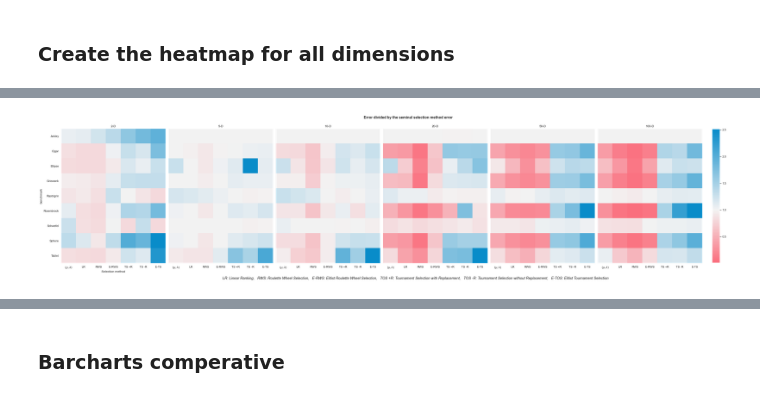
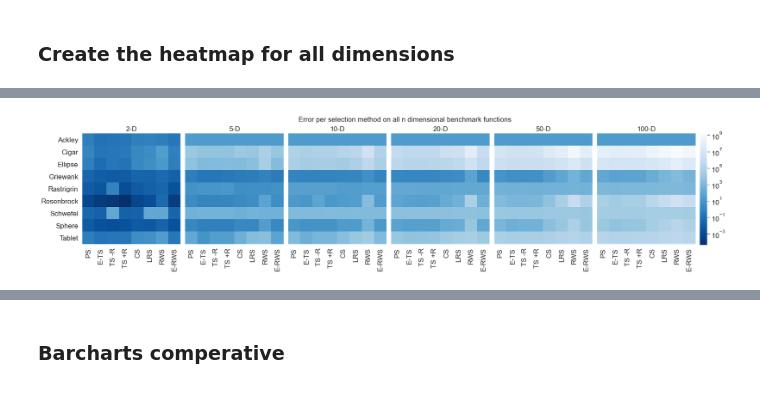
Before and after one commit to N-Brouwer/PPA, a Jupyter notebook: notebooks/data-analysis.ipynb, the cells around one changed output, grey strips where cells are left out. Saved outputs shown, nothing was run; the diff lists cells and outputs as text; code cells hidden in the pictures.

```diff
--- a/notebooks/data-analysis.ipynb
+++ b/notebooks/data-analysis.ipynb
@@ -92,7 +69,7 @@ for filename in os.listdir(results_folder):
     }, ignore_index=True)
 df.loc[df['selection_method'] == 'single_elitist_tournament','selection_method'] = 'tour_elite'
 df.loc[df['selection_method'] == 'no_replacement_tournament','selection_method'] = 'tour_no_replace'
-df.loc[df['selection_method'] == 'mupluslambda','selection_method'] = 'original'
+
 df['error'] = abs(df['best_objval'] - df['theoretical_optimum'])
 # df['benchmark'] = df.benchmark.str.replace("20", "d").str.replace("100", "f").str.replace("2", "a").str.replace("50", "e").str.replace("5", "b").str.replace("10", "c")
 
@@ -190,9 +167,14 @@ fig.savefig(f'PPA/notebooks/images/barcharts_per_benchmark/2d-benchmarks.png',bb
 #     test = pickle.load(handle)
 # %% [markdown]
 ### Rename and find the lowest and highest values for the heatmap in order to use the same scale for all plots
+# %%
+column_order = ['PS', 'E-TS', 'TS -R', 'TS +R', 'CS','LRS','RWS', 'E-RWS']
+# column_order = ['seminal','TS +R', 'TS -R','Elite-TS' ]
 # %%
 heatmap_nd_data = df_nd[['selection_method', 'benchmark','dimensions','error']].groupby(['selection_method','benchmark','dimensions']).median().reset_index()
-heatmap_nd_data = heatmap_nd_data.replace({"selection_method": renames})
+
+heatmap_nd_data = heatmap_nd_data[(heatmap_nd_data.selection_method.isin(column_order))]
+
 dimensions = heatmap_nd_data.dimensions.unique()
 
 
@@ -203,7 +185,7 @@ for dim in dimensions:
     magnitude_data = heatmap_nd_data[heatmap_nd_data['dimensions'] == dim]
     magnitude_data = magnitude_data.pivot(index='selection_method', columns='benchmark', values='error')
 
-    magnitude_data = magnitude_data[magnitude_data.index == 'seminal'].squeeze() / magnitude_data[~(magnitude_data.index == 'seminal')]
+#     magnitude_data = magnitude_data[magnitude_data.index == 'seminal'].squeeze() / magnitude_data[~(magnitude_data.index == 'seminal')]
 
     potential_low = magnitude_data.min().min()
     potential_high = magnitude_data.max().max()
@@ -230,5 +210,3 @@ class MidPointLogNorm(LogNorm):
         return np.ma.masked_array(np.interp(np.log(value), x, y))
 # %% [markdown]
 ### Create the heatmap for all dimensions
-# %%
-column_order = ['$(\mu,\lambda)$', 'LR', 'RWS', 'E-RWS', 'TS +R', 'TS -R','E-TS' ]
@@ -240,60 +213,73 @@ sns.heatmap(plot_data)
 # %%
-fig, axs = plt.subplots(nrows=1,ncols=len(dimensions), figsize=(40,9))
+fig, axs = plt.subplots(nrows=1,ncols=len(dimensions), figsize=(25,5.5))
 
 min_error = heatmap_nd_data.error.min()
 max_error = heatmap_nd_data.error.max()
 
 # rdgn = sns.diverging_palette(h_neg=10, h_pos=150, s=99, l=55, sep=3, as_cmap=True)
-rdgn = sns.diverging_palette(h_neg=10, h_pos=240, s=99, l=55, sep=3, as_cmap=True)
-
+# rdgn = sns.diverging_palette(h_neg=10, h_pos=240, s=99, l=55, sep=3, as_cmap=True)
+rdgn = sns.color_palette("Blues_r", as_cmap=True)
 counter =0
+compare_wouter = pd.DataFrame(columns=['benchmark','dimension'])
 for dim in dimensions:
 
     plot_data = heatmap_nd_data[heatmap_nd_data['dimensions'] == dim]
 
     plot_data = plot_data.pivot(index='selection_method', columns='benchmark', values='error')
+#     break
+#     plot_data = plot_data[plot_data.index == 'seminal'].squeeze() /plot_data
+#     break
+#     plot_data = plot_data / plot_data[plot_data.index == 'seminal'].squeeze()
+#     plot_data = plot_data[~(plot_data.index == 'seminal')]
 
-    plot_data = plot_data[plot_data.index == 'seminal'].squeeze() /plot_data
-    plot_data = plot_data[~(plot_data.index == 'seminal')]
     plot_data = plot_data.transpose()[column_order]
 
     if counter == 0:
-        ax = sns.heatmap(plot_data, ax=axs[counter], cmap=rdgn, cbar=False, square=True, center=1)
-#         ax = sns.heatmap(plot_data, ax=axs[counter], norm=MidPointLogNorm(vmin=lowest, vmax=highest, midpoint=1), cmap=rdgn, cbar=False, square=True) #norm=LogNorm(vmin=min_error, vmax=max_error)
+#         ax = sns.heatmap(plot_data, ax=axs[counter], cmap=rdgn, cbar=False, square=True, center=1)
+        ax = sns.heatmap(plot_data, ax=axs[counter], norm=LogNorm(vmin=min_error, vmax=max_error), cmap=rdgn, cbar=False, square=True) #norm=LogNorm(vmin=min_error, vmax=max_error)
 #         ax = sns.heatmap(plot_data, ax=axs[counter], cmap='YlGnBu', cbar=False, square=True, vmin=lowest, vmax=highest)
-        ax.set_title(f'{dim}-D')
-        ax.set_xlabel('Selection method')
-
+        ax.set_title(f'{dim}-D', fontsize=17)
+        ax.set_ylabel('')
+        ax.set_xlabel('')
+#         ax.set_xlabel('Selection method')
+        ax.tick_params(labelsize=17)
     elif counter < len(dimensions)-1:
-        ax = sns.heatmap(plot_data, ax=axs[counter], cmap=rdgn, cbar=False, square=True, center=1) #norm=LogNorm(vmin=min_error, vmax=max_error)
-#         ax = sns.heatmap(plot_data, ax=axs[counter], norm=MidPointLogNorm(vmin=lowest, vmax=highest, midpoint=1), cmap=rdgn, cbar=False, square=True) #norm=LogNorm(vmin=min_error, vmax=max_error)
+#         ax = sns.heatmap(plot_data, ax=axs[counter], cmap=rdgn, cbar=False, square=True, center=1) #norm=LogNorm(vmin=min_error, vmax=max_error)
+        ax = sns.heatmap(plot_data, ax=axs[counter], norm=LogNorm(vmin=min_error, vmax=max_error), cmap=rdgn, cbar=False, square=True) #norm=LogNorm(vmin=min_error, vmax=max_error)
 #         ax = sns.heatmap(plot_data, ax=axs[counter], cmap='YlGnBu', cbar=False, square=True, vmin=lowest, vmax=highest)
         ax.set(yticklabels=[])
-        ax.set_title(f'{dim}-D')
+        ax.set_title(f'{dim}-D', fontsize=17)
         ax.set_ylabel('')
         ax.set_xlabel('')
+        ax.tick_params(labelsize=17)
     elif counter >= len(dimensions)-1:
-        cbar_ax = fig.add_axes([.91, .1, .01, 0.80]) #[Horizontal coordinate of the lower left corner,  Vertical coordinate of the lower left corner, Width of the subplot,  Height of the subplot]
-        ax = sns.heatmap(plot_data, ax=axs[counter], cmap=rdgn, square=True, cbar_ax=cbar_ax, center=1)#norm=LogNorm(vmin=min_error, vmax=max_error)
-#         ax = sns.heatmap(plot_data, ax=axs[counter], norm=MidPointLogNorm(vmin=lowest, vmax=highest, midpoint=1), cmap=rdgn, square=True, cbar_ax=cbar_ax)#norm=LogNorm(vmin=min_error, vmax=max_error)
+        cbar_ax = fig.add_axes([.90, .19, .01, 0.69]) #[Horizontal coordinate of the lower left corner,  Vertical coordinate of the lower left corner, Width of the subplot,  Height of the subplot]
+#         ax = sns.heatmap(plot_data, ax=axs[counter], cmap=rdgn, square=True, cbar_ax=cbar_ax, center=1)#norm=LogNorm(vmin=min_error, vmax=max_error)
+        ax = sns.heatmap(plot_data, ax=axs[counter], norm=LogNorm(vmin=min_error, vmax=max_error), cmap=rdgn, square=True, cbar_ax=cbar_ax)#norm=LogNorm(vmin=min_error, vmax=max_error); midpoint=1
 #         ax = sns.heatmap(plot_data, ax=axs[counter], cmap='YlGnBu', square=True, cbar_kws={"shrink": 5}, cbar_ax=cbar_ax, vmin=lowest, vmax=highest)
         ax.collections[0].colorbar.ax.yaxis.set_ticks([], minor=True)
+        ax.collections[0].colorbar.ax.tick_params(labelsize=17)
         ax.set(yticklabels=[])
-        ax.set_title(f'{dim}-D')
+        ax.set_title(f'{dim}-D', fontsize=17)
         ax.set_ylabel('')
         ax.set_xlabel('')
+        ax.tick_params(labelsize=17)
 
     counter+=1
 
+ax.tick_params(labelsize=17)
+
 fig.tight_layout(rect=[0, 0, .9, 1])
-fig.suptitle('Error divided by the seminal selection method error', fontsize=14, fontweight='bold')
-fig.text(0.25, 0,
-         'LR: Linear Ranking,   RWS: Roulette Wheel Selection,   E-RWS: Elitist Roulette Wheel Selection,   TOS +R: Tournament Selection with Replacement,   TOS -R: Tournament Selection without Replacement,   E-TOS: Elitist Tournament Selection',
-         fontsize=14, style='italic')
-plt.savefig('PPA/notebooks/images/heatmap-vs-seminal.png')
+# fig.suptitle('Error per selection method per nd-benchmark', fontsize=14, fontweight='bold')
+# fig.text(0.23, 0,
+#          'TS +R: Tournament Selection with Replacement,   TS -R: Tournament Selection without Replacement,   Elite-TS: Elitist Tournament Selection',
+#          fontsize=14, style='italic')
+
+fig.suptitle("Error per selection method on all n dimensional benchmark functions", fontsize=17)
+plt.savefig('PPA/notebooks/images/final/heatmap-vs-seminal.eps', bbox_inches='tight', format='eps')
 
 plt.show()
 # %% [output]
-[figure, old version]
+[figure, new version]
 # %%
 heatmap_2d_data = df_2d[['selection_method', 'benchmark','error']].groupby(['selection_method','benchmark']).median().reset_index()
```
Also changed, not shown: parts of 55 cells of this notebook, 6 other files.
